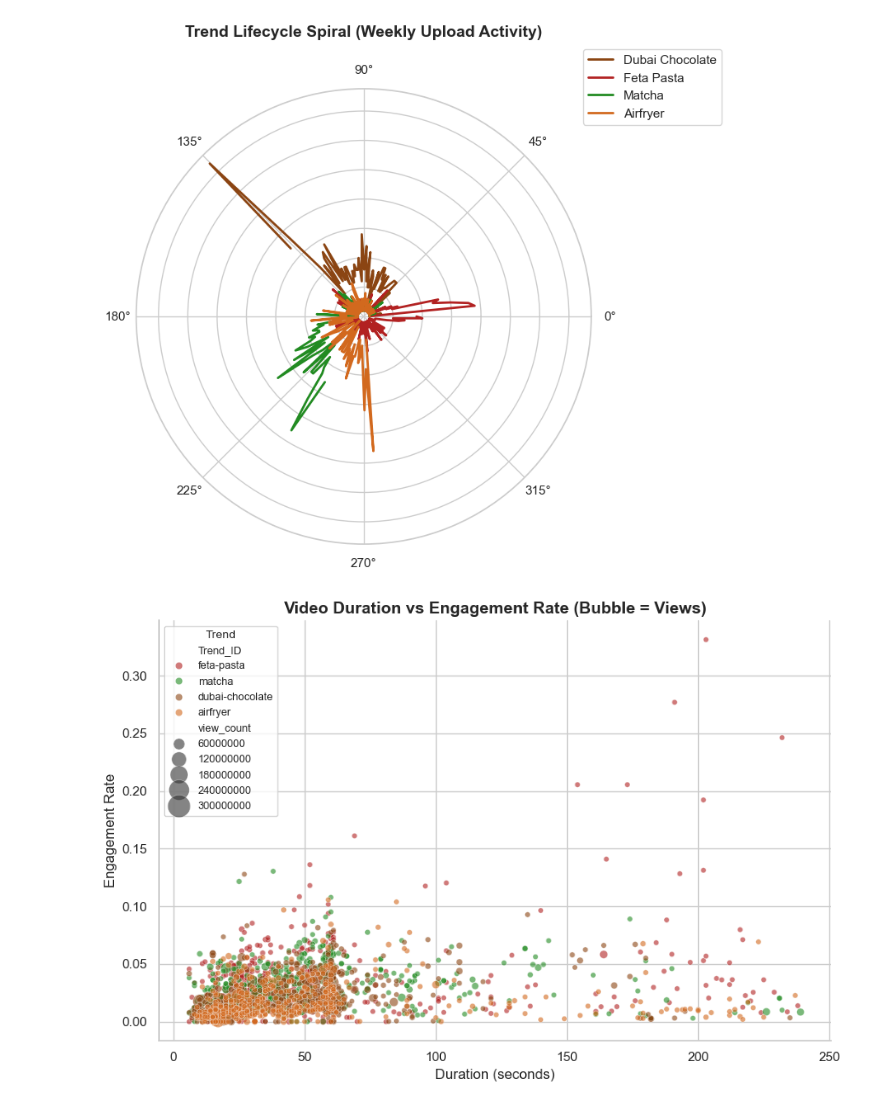
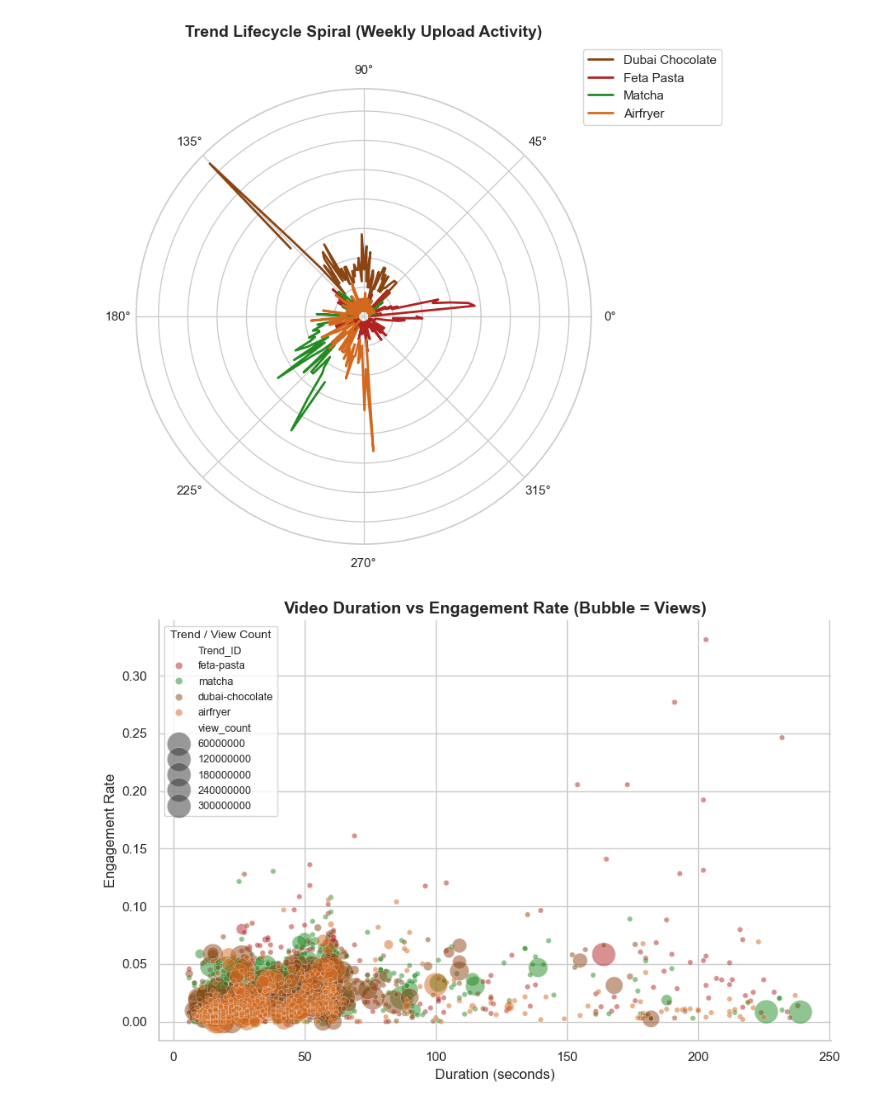
Before and after one commit to kzumreen/FoodTrendsPrediction, a Jupyter notebook: youtubedata.ipynb, the cells around one changed output. Cells and saved outputs as stored; diff of their text form; code cells hidden in the pictures.

```diff
--- a/youtubedata.ipynb
+++ b/youtubedata.ipynb
@@ -533,30 +584,52 @@ plt.show()
 [figure]
 # %%
 #Engagement vs Duration by Trend
+
+from matplotlib.colors import Normalize
+# Define custom view count range for better scaling
+size_levels = [3e6, 6e6, 9e6, 12e6, 15e6, 18e6]  # your desired scale steps
 
 plt.figure(figsize=(9,6))
 sns.scatterplot(
     data=df,
     x='duration_seconds',
     y='engagement_rate',
     hue='Trend_ID',
     size='view_count',
     sizes=(20, 400),
-    alpha=0.6,
+    alpha=0.5,
     palette={
         'dubai-chocolate':'#8B4513',
         'feta-pasta':'#B22222',
         'matcha':'#228B22',
         'airfryer':'#D2691E'
-    }
+    },
+    size_norm=Normalize(vmin=min(size_levels), vmax=max(size_levels))
 )
 
 plt.title('Video Duration vs Engagement Rate (Bubble = Views)', fontsize=14, weight='bold')
 plt.xlabel('Duration (seconds)')
 plt.ylabel('Engagement Rate')
-plt.legend(title='Trend', fontsize=9, title_fontsize=10)
+
+# Get handles and modify legend labels
+handles, labels = plt.gca().get_legend_handles_labels()
+
+# Replace the numeric labels (these are strings) with readable ones
+new_labels = ['3M', '6M', '9M', '12M', '15M', '18M']
+
+# Seaborn includes both hue and size legends; the size legend is usually at the end
+# So we can selectively rebuild the legend if needed:
+plt.legend(
+    title='Trend / View Count',
+    fontsize=9,
+    title_fontsize=10,
+    loc='upper left',
+    frameon=True
+)
+
 sns.despine()
 plt.tight_layout()
+plt.savefig(r"C:\Users\zumre\Data Science Capstone\duration_engagement.png", dpi=300, bbox_inches='tight')
 plt.show()
 # %% [output]
-[figure, old version]
+[figure, new version]
```
Also changed, not shown: parts of 13 cells of this notebook, 25 other files.
